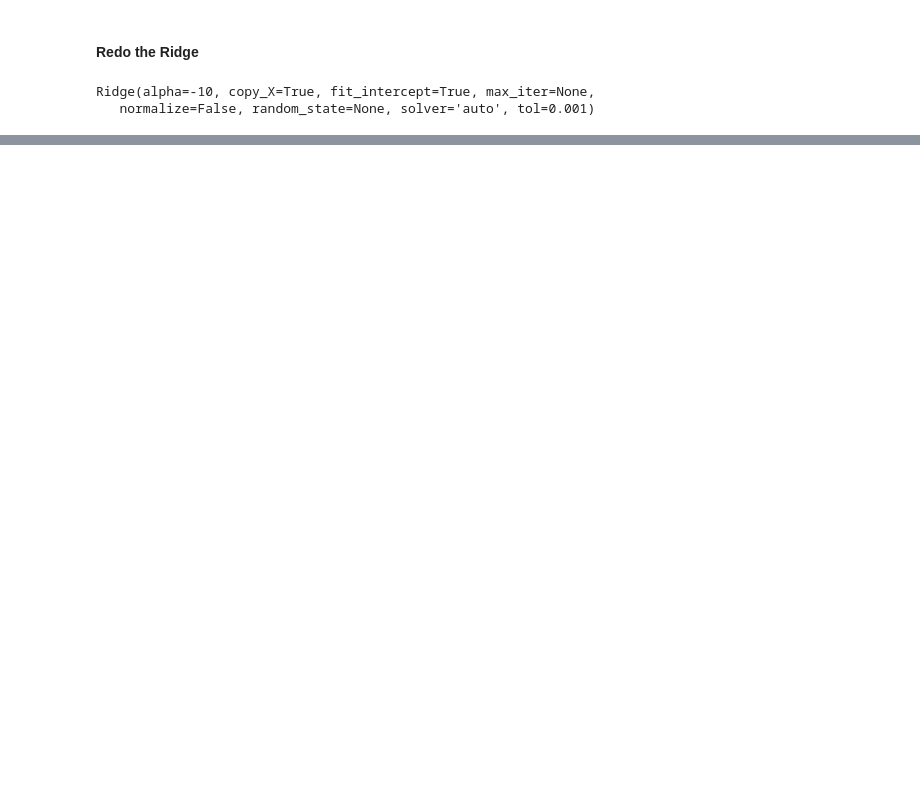
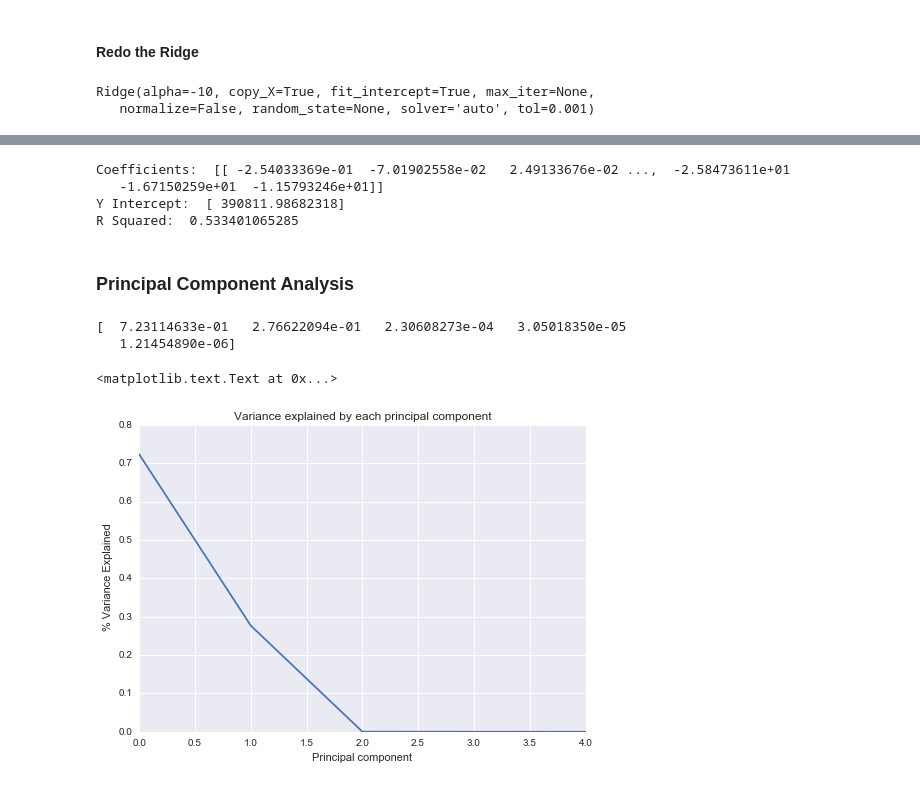
Before and after one commit to aaharrison/Realtor, a Jupyter notebook: Realtor Predictor.ipynb, the cells around one changed output, grey strips where cells are left out. Cells and saved outputs as stored; diff of their text form; code cells hidden in the pictures; blank space fills up the shorter version.

Commit message:
August 14th 4:21 PM / Principal Component Analysis

```diff
--- a/Realtor Predictor.ipynb
+++ b/Realtor Predictor.ipynb
@@ -622,0 +631,5 @@ R Squared:  0.552848050144
+# %%
+os.chdir("/Users/adeniyiharrison/Desktop/Real Estate/Raw Files")
+marketIndex = pd.read_csv("MarketHealthIndex_Zip.csv", usecols = [1,2,3,7])
+
+df = df.join(marketIndex.set_index("RegionName")["MarketHealthIndex"], how = "left")
@@ -622,0 +673,56 @@ R Squared:  0.552848050144
+# %%
+lm = Ridge(alpha = -20)
+lm.fit(x1, y1)
+print("Coefficients: ", lm.coef_)
+print("Y Intercept: ", lm.intercept_)
+print("R Squared: ", lm.score(x1,y1))
+
+# Not Improving the model at all
+# %% [output]
+Coefficients:  [[ -2.54033369e-01  -7.01902558e-02   2.49133676e-02 ...,  -2.58473611e+01
+   -1.67150259e+01  -1.15793246e+01]]
+Y Intercept:  [ 390811.98682318]
+R Squared:  0.533401065285
+# %% [markdown]
+### Principal Component Analysis
+# %%
+from sklearn.decomposition import PCA
+
+x1 = df.copy()
+x1.drop(["ZipName", "Lat", "Long", "Median Listing Price", "Avg Listing Price", "ZHVI Average"], axis = 1, inplace = True)
+x1.dropna(inplace = True)
+
+le = LabelEncoder()
+
+for x in ["State", "County"]:
+    x1[x] = le.fit_transform(x1[x])
+
+
+category = []
+for x in x1.columns.tolist():
+    if x in ["State", "County"]:
+        category.append(True)
+    else:
+        category.append(False)
+
+oneHot = OneHotEncoder(categorical_features = category, sparse = False)
+
+x1 = oneHot.fit_transform(x1)
+
+
+
+pca = PCA(n_components = 5)
+X_r = pca.fit_transform(x1)
+
+print(pca.explained_variance_ratio_)
+# %% [output]
+[  7.23114633e-01   2.76622094e-01   2.30608273e-04   3.05018350e-05
+   1.21454890e-06]
+# %%
+plt.plot(pca.explained_variance_ratio_)
+plt.title('Variance explained by each principal component')
+plt.ylabel(' % Variance Explained')
+plt.xlabel('Principal component')
+# %% [output]
+<matplotlib.text.Text at 0x...>
+[figure, added]
```
Also changed, not shown: parts of 8 cells of this notebook.
